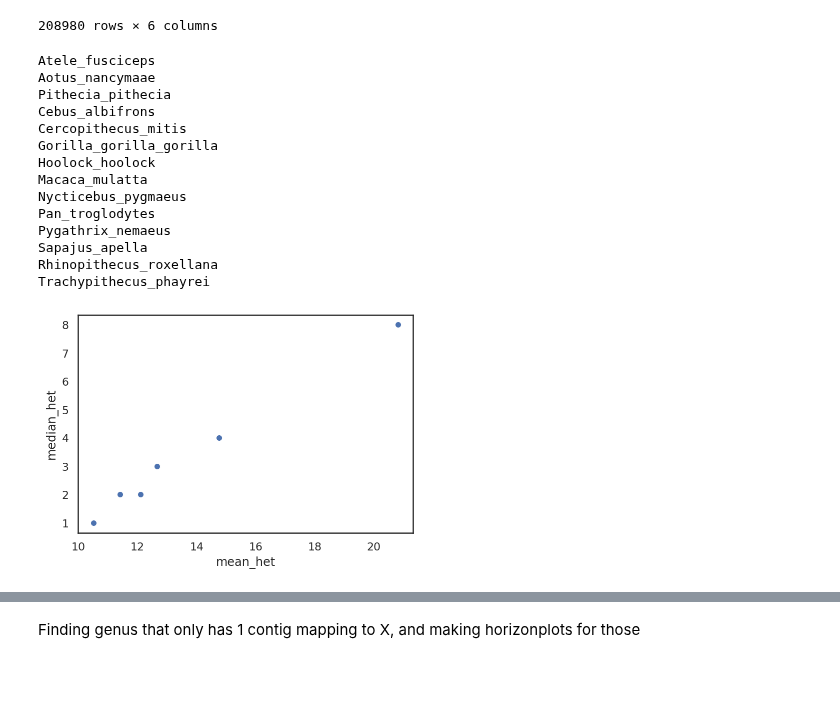
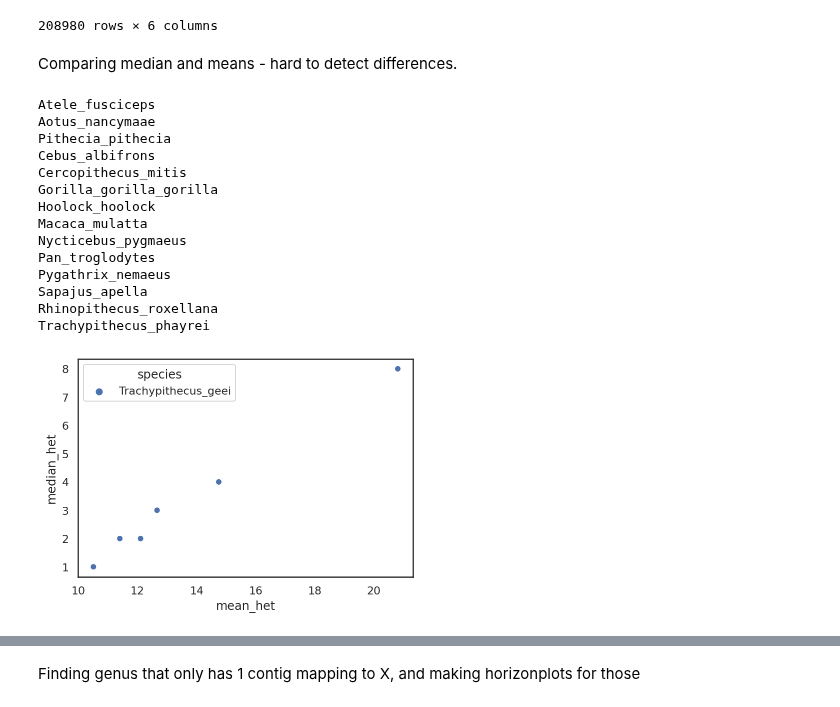
Before and after one commit to erikfogh/baboon_analysis, a Jupyter notebook: notebooks/Primatediversity_investigation.ipynb, the cells around one changed output, grey strips where cells are left out. Saved outputs shown, nothing was run; the diff lists cells and outputs as text; code cells hidden in the pictures; blank space fills up the shorter version.

```diff
--- a/notebooks/Primatediversity_investigation.ipynb
+++ b/notebooks/Primatediversity_investigation.ipynb
@@ -318,39 +318,43 @@ primate_df
 | 983 | 28.0 | 983 | PD_0596 | Trachypithecus_geei | Trachypithecus_phayrei | chrX |
 | 984 | 0.0 | 984 | PD_0596 | Trachypithecus_geei | Trachypithecus_phayrei | chrX |
 208980 rows × 6 columns
+# %% [markdown]
+Comparing median and means - hard to detect differences.
 # %%
 for genus in primate_df.genus.unique():
     genus_df = primate_df.loc[primate_df.genus == genus]
     print(genus)
     mean_l = []
     median_l = []
     ID_l = []
+    s_l = []
     IDs = genus_df["pop"].unique()
     for ID in IDs:
         id_df = genus_df.loc[genus_df["pop"] == ID]
         ID_l.append(ID)
+        s_l.append(id_df.species[0])
         mean_l.append(id_df["het"].mean())
         median_l.append(id_df["het"].median())
-    d={"PDGP_ID": ID_l, "mean_het": mean_l, "median_het": median_l}
+    d={"PDGP_ID": ID_l, "mean_het": mean_l, "median_het": median_l, "species": s_l}
     df = pd.DataFrame(data=d)
     plt.close()
-    fig = sns.scatterplot(data=df, x="mean_het", y="median_het")
+    fig = sns.scatterplot(data=df, x="mean_het", y="median_het", hue="species")
     fig = fig.get_figure()
     fig.savefig("../results/{}_median_mean.png".format(genus))
     fig
 # %% [output]
 Atele_fusciceps
 Aotus_nancymaae
 Pithecia_pithecia
 Cebus_albifrons
 Cercopithecus_mitis
 Gorilla_gorilla_gorilla
 Hoolock_hoolock
 Macaca_mulatta
 Nycticebus_pygmaeus
 Pan_troglodytes
 Pygathrix_nemaeus
 Sapajus_apella
 Rhinopithecus_roxellana
 Trachypithecus_phayrei
-[figure, old version]
+[figure, new version]
```
Also changed, not shown: parts of 4 cells of this notebook, 38 other files.
